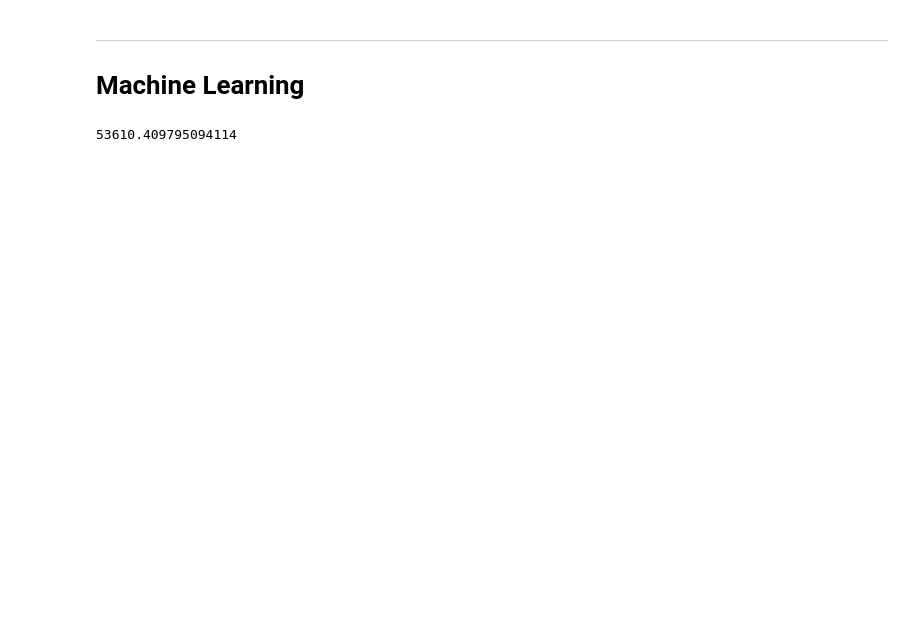
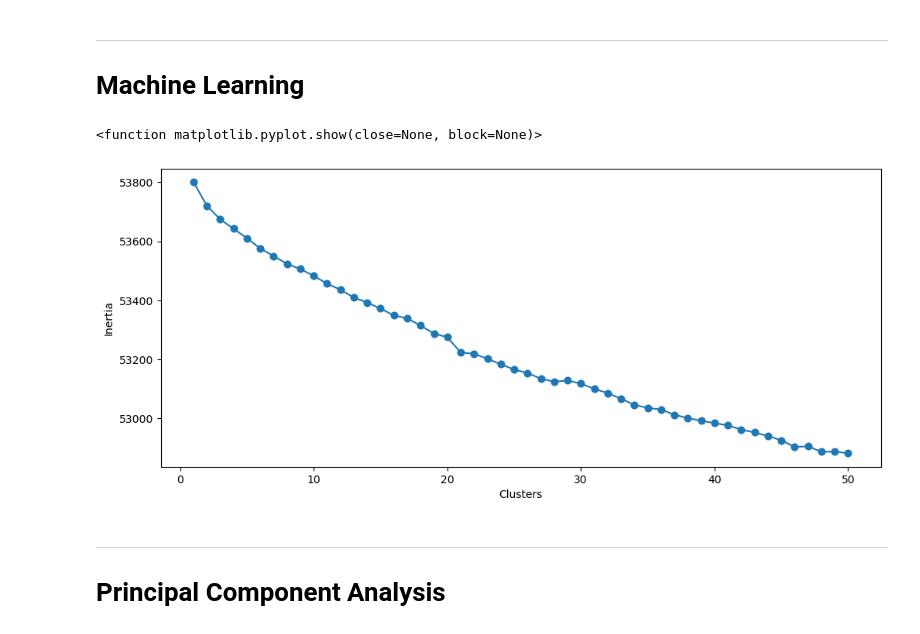
Before and after one commit to Lennykiruthu/foundation-ds-projects, a Jupyter notebook: Movie-Genre-Classification.ipynb, the cells around one changed output. Saved outputs shown, nothing was run; the diff lists cells and outputs as text; code cells hidden in the pictures; blank space fills up the shorter version.

```diff
--- a/Movie-Genre-Classification.ipynb
+++ b/Movie-Genre-Classification.ipynb
@@ -158,4 +159,0 @@ clusters = kmeans.fit_predict(tfidf_matrix)
-# %%
-kmeans.inertia_
-# %% [output]
-53610.409795094114
@@ -161,0 +172,18 @@ kmeans.inertia_
+# %%
+# Trained in google colab
+k_cluster_inertia = load('K-cluster-ineria-high-dimensionality-gc')
+# %%
+high_dimensional_kmeans = pd.DataFrame({'Clsuters' : range(1,51), 'Inertia' : k_cluster_inertia})
+
+plt.figure(figsize=(12,5))
+plt.scatter(x=high_dimensional_kmeans['Clsuters'], y=high_dimensional_kmeans['Inertia'])
+plt.plot(high_dimensional_kmeans['Clsuters'], high_dimensional_kmeans['Inertia'], marker='o')
+plt.xlabel('Clusters')
+plt.ylabel('Inertia')
+plt.show
+# %% [output]
+<function matplotlib.pyplot.show(close=None, block=None)>
+[figure, added]
+# %% [markdown]
+---
+# Principal Component Analysis
```
Also changed, not shown: parts of 6 cells of this notebook, 1 other file.
